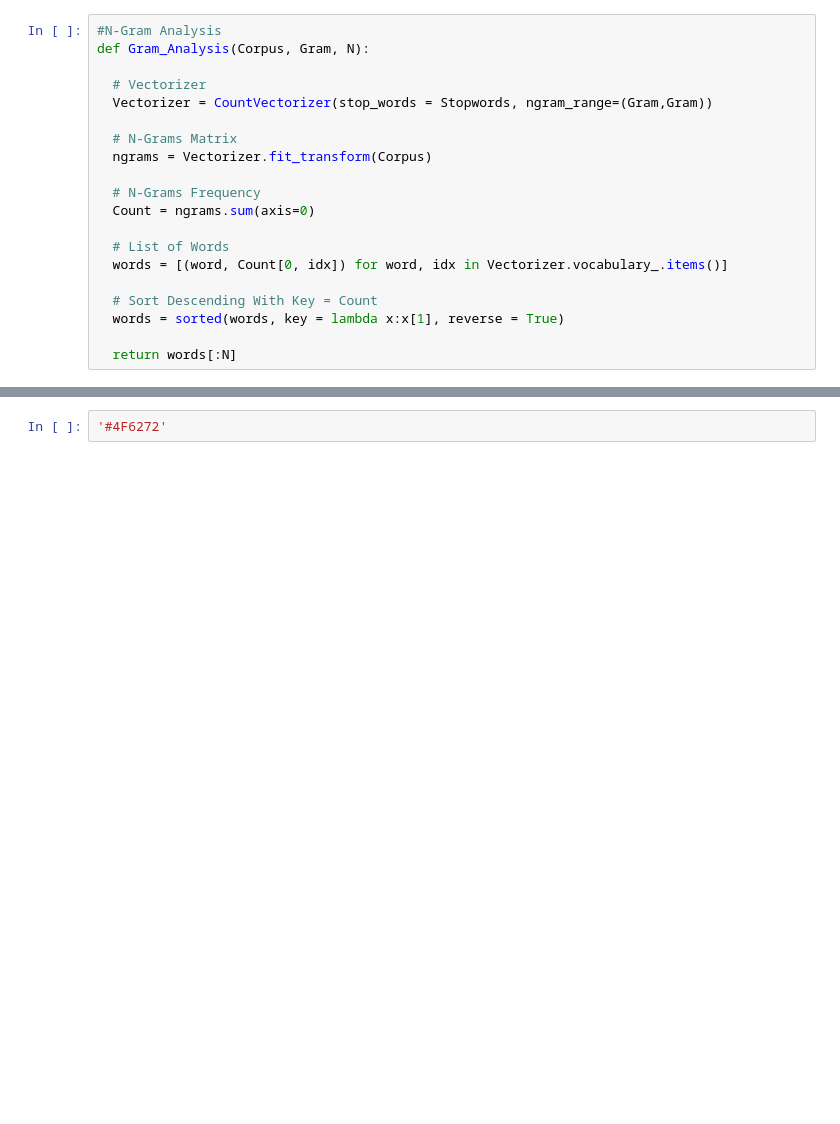
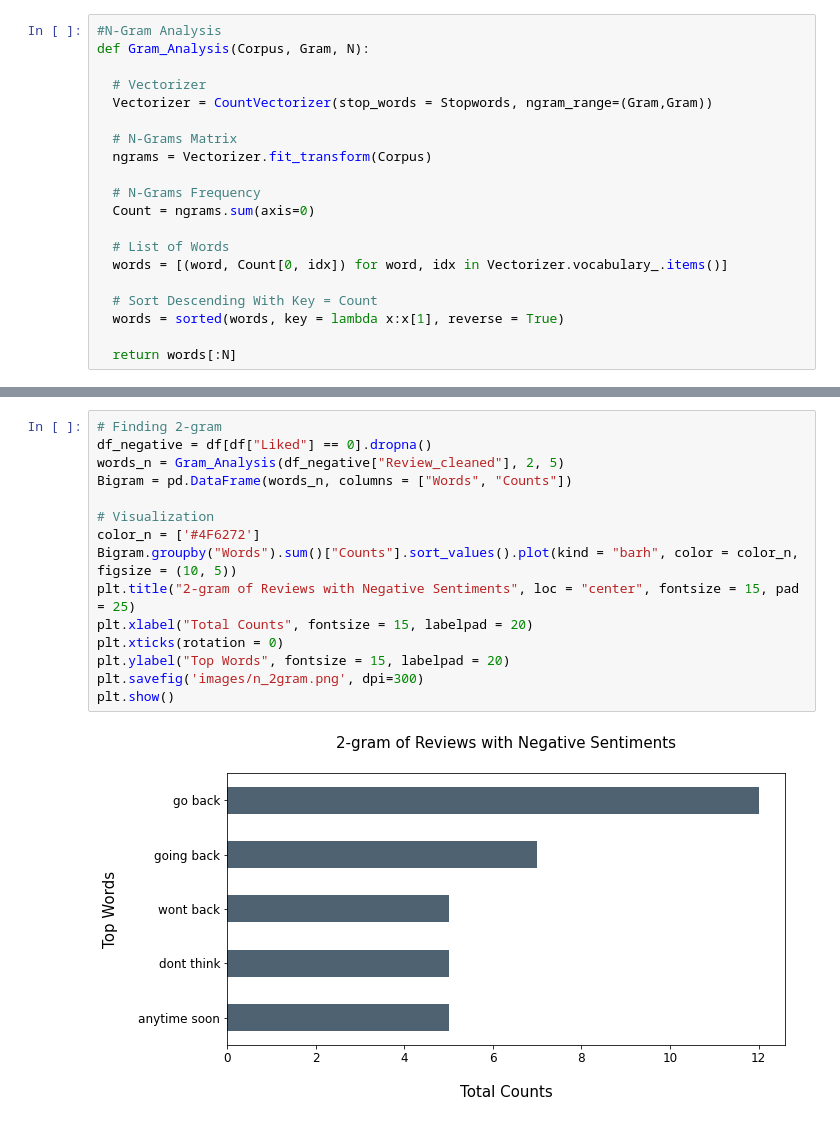
Before and after one commit to cerenkasap/restaurant_review_analysis, a Jupyter notebook: Exploratory_Data_Analysis.ipynb, the cells around one changed output, grey strips where cells are left out. Drawn from its saved outputs; the diff is of its cells as text; blank space fills up the shorter version.

```diff
--- a/Exploratory_Data_Analysis.ipynb
+++ b/Exploratory_Data_Analysis.ipynb
@@ -201,2 +156,17 @@ df
-# %%
-'#4F6272'
+# %%
+# Finding 2-gram
+df_negative = df[df["Liked"] == 0].dropna()
+words_n = Gram_Analysis(df_negative["Review_cleaned"], 2, 5)
+Bigram = pd.DataFrame(words_n, columns = ["Words", "Counts"])
+
+# Visualization
+color_n = ['#4F6272']
+Bigram.groupby("Words").sum()["Counts"].sort_values().plot(kind = "barh", color = color_n, figsize = (10, 5))
+plt.title("2-gram of Reviews with Negative Sentiments", loc = "center", fontsize = 15, pad = 25)
+plt.xlabel("Total Counts", fontsize = 15, labelpad = 20)
+plt.xticks(rotation = 0)
+plt.ylabel("Top Words", fontsize = 15, labelpad = 20)
+plt.savefig('images/n_2gram.png', dpi=300)
+plt.show()
+# %% [output]
+[figure, added]
```
Also changed, not shown: parts of 3 cells of this notebook, 2 other files.
